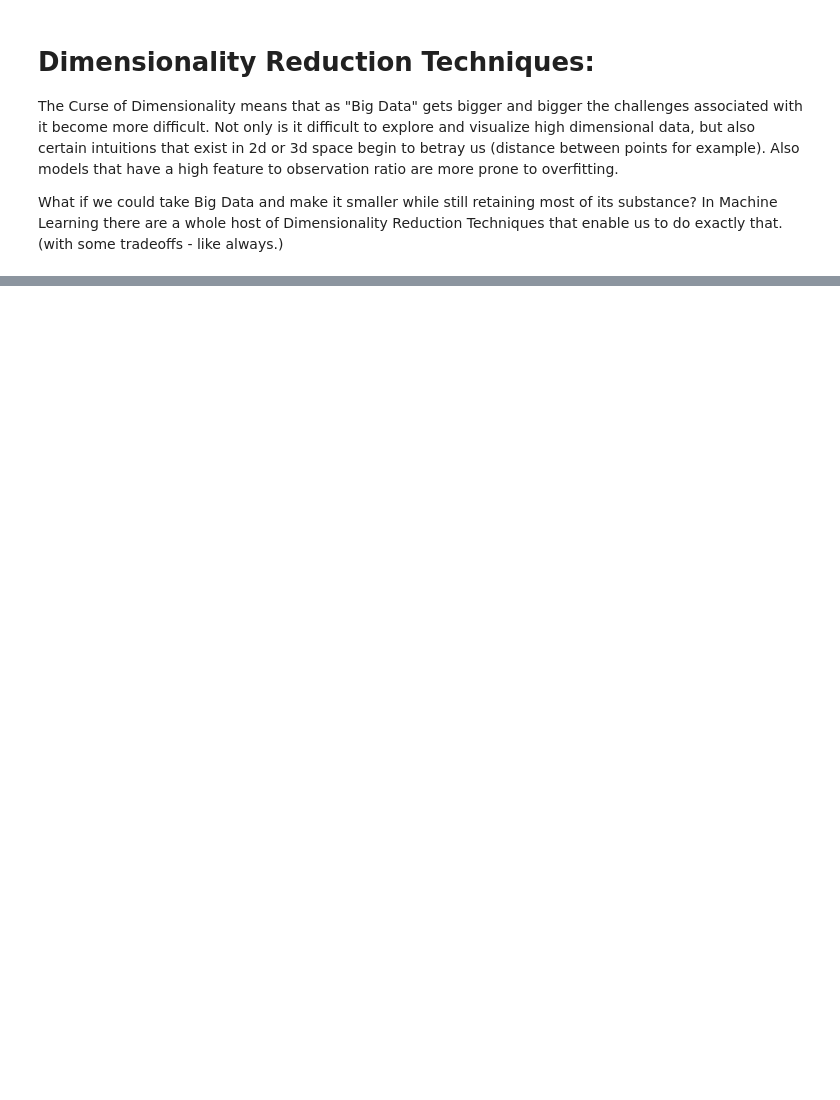
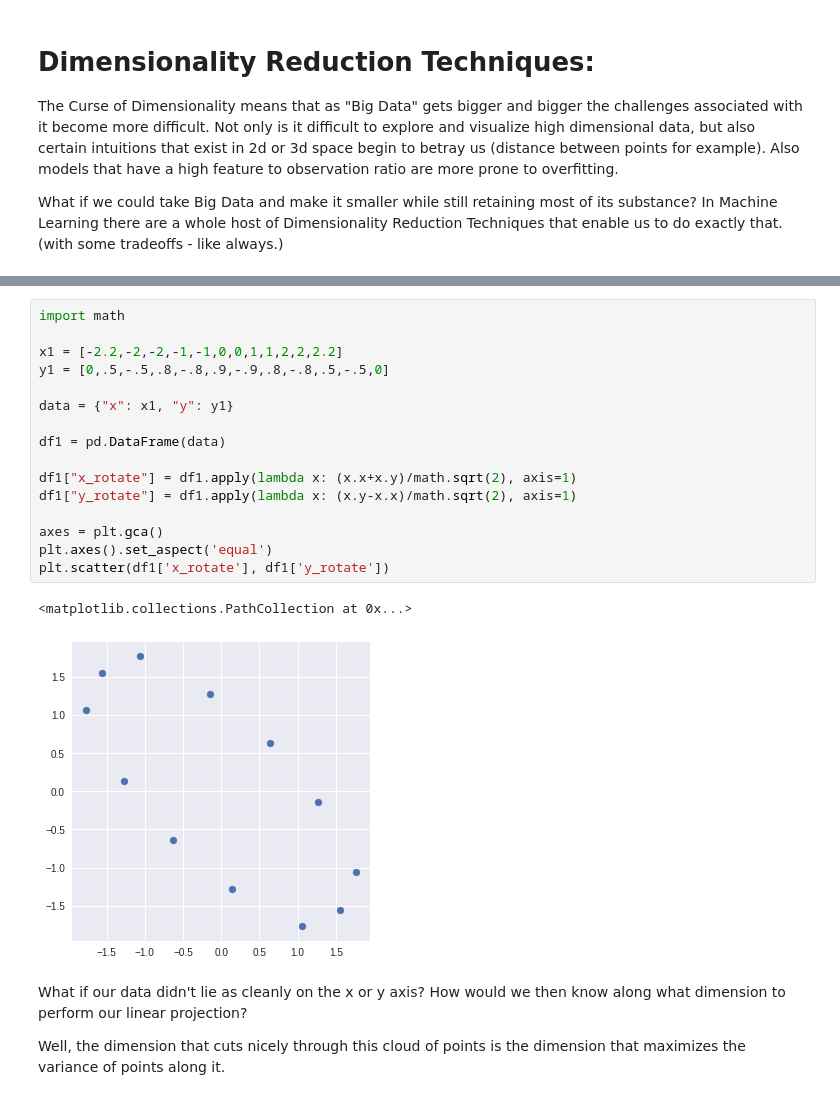
Before and after one commit to bloominstituteoftechnology/DS-Unit-1-Sprint-4-Linear-Algebra, a Jupyter notebook: module3-dimensionality-reduction/High_Dimensional_Data.ipynb, the cells around one changed output, grey strips where cells are left out. Cells and saved outputs as stored; diff of their text form; blank space fills up the shorter version.

```diff
--- a/module3-dimensionality-reduction/High_Dimensional_Data.ipynb
+++ b/module3-dimensionality-reduction/High_Dimensional_Data.ipynb
@@ -252,0 +471,23 @@ Reduces the size of a dataset while maintaining as much of the signal (variance)
+# %%
+import math
+
+x1 = [-2.2,-2,-2,-1,-1,0,0,1,1,2,2,2.2]
+y1 = [0,.5,-.5,.8,-.8,.9,-.9,.8,-.8,.5,-.5,0]
+
+data = {"x": x1, "y": y1}
+
+df1 = pd.DataFrame(data)
+
+df1["x_rotate"] = df1.apply(lambda x: (x.x+x.y)/math.sqrt(2), axis=1)
+df1["y_rotate"] = df1.apply(lambda x: (x.y-x.x)/math.sqrt(2), axis=1)
+
+axes = plt.gca()
+plt.axes().set_aspect('equal')
+plt.scatter(df1['x_rotate'], df1['y_rotate'])
+# %% [output]
+<matplotlib.collections.PathCollection at 0x...>
+[figure, added]
+# %% [markdown]
+What if our data didn't lie as cleanly on the x or y axis? How would we then know along what dimension to perform our linear projection?
+
+Well, the dimension that cuts nicely through this cloud of points is the dimension that maximizes the variance of points along it.
```
Also changed, not shown: parts of 29 cells of this notebook.
